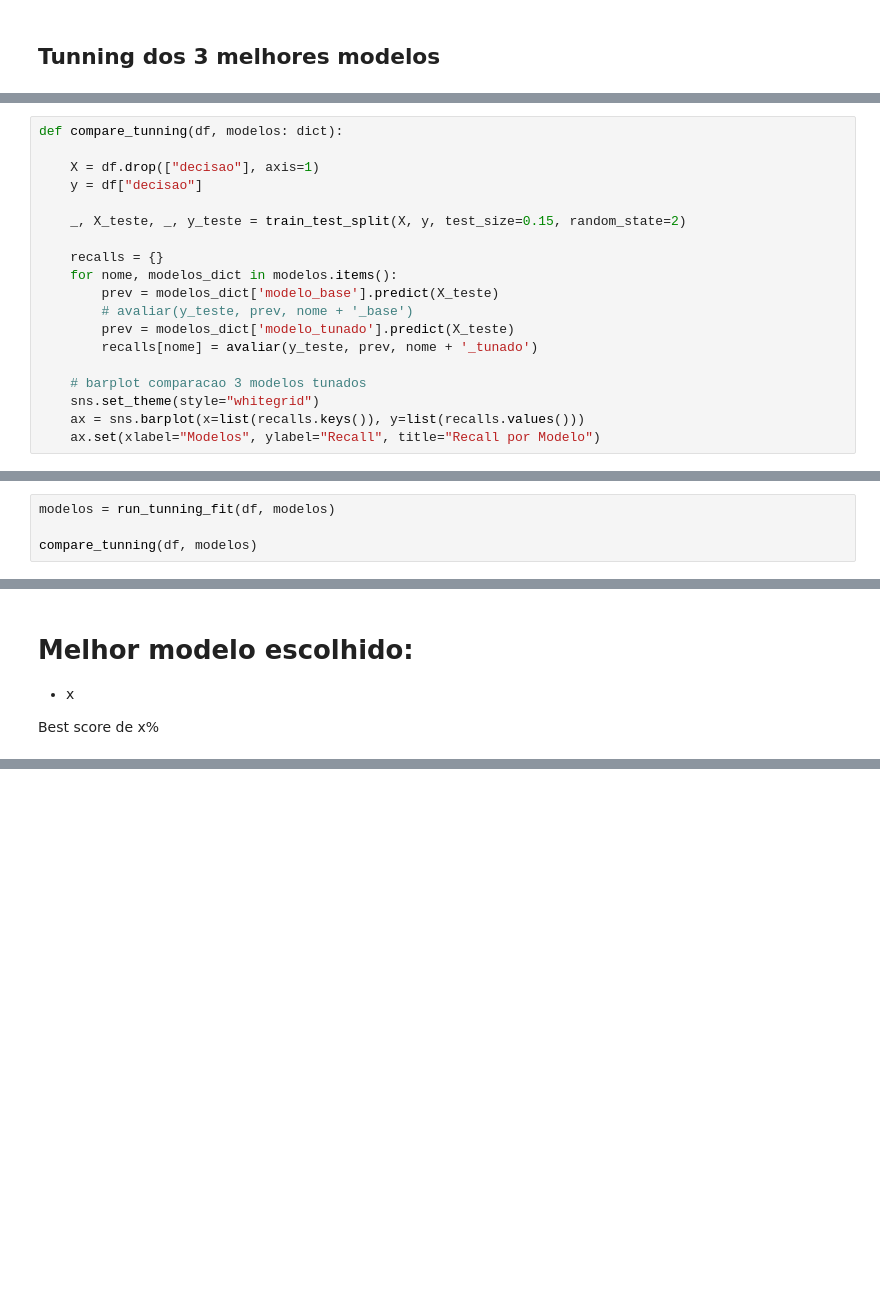
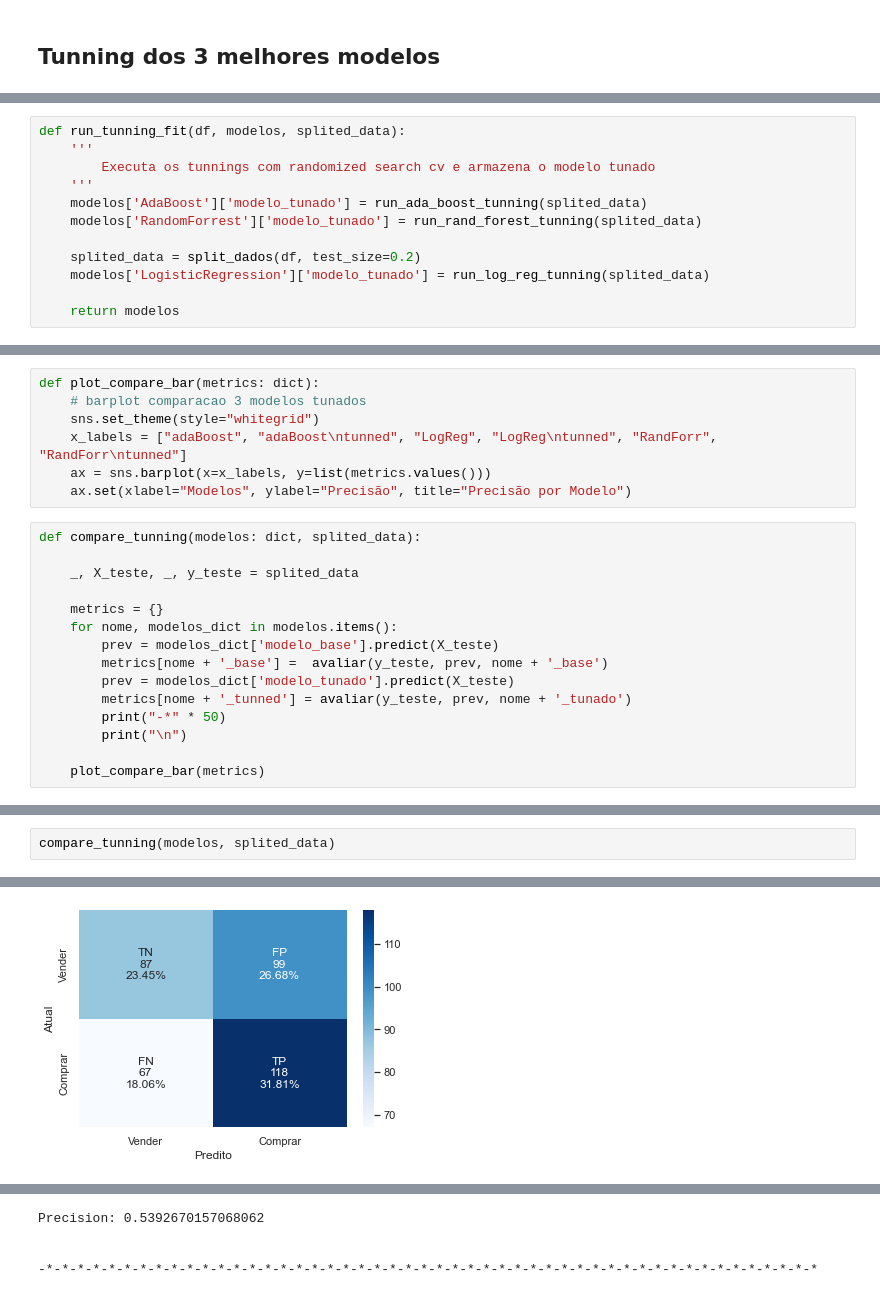
Before and after one commit to ricardomdesa/TCC-PUC-2020, a Jupyter notebook: notebooks/analise_ml_tunning.ipynb, the cells around one changed output, grey strips where cells are left out. Saved outputs shown, nothing was run; the diff lists cells and outputs as text; blank space fills up the shorter version.

```diff
--- a/notebooks/analise_ml_tunning.ipynb
+++ b/notebooks/analise_ml_tunning.ipynb
@@ -270,0 +216,12 @@ def run_gradient_boost_tunning(df):
+# %%
+def run_tunning_fit(df, modelos, splited_data):
+    '''
+        Executa os tunnings com randomized search cv e armazena o modelo tunado
+    '''
+    modelos['AdaBoost']['modelo_tunado'] = run_ada_boost_tunning(splited_data)
+    modelos['RandomForrest']['modelo_tunado'] = run_rand_forest_tunning(splited_data)
+
+    splited_data = split_dados(df, test_size=0.2)
+    modelos['LogisticRegression']['modelo_tunado'] = run_log_reg_tunning(splited_data)
+
+    return modelos
@@ -271,19 +253,22 @@ def run_gradient_boost_tunning(df):
+# %%
+def plot_compare_bar(metrics: dict):
+    # barplot comparacao 3 modelos tunados
+    sns.set_theme(style="whitegrid")
+    x_labels = ["adaBoost", "adaBoost\ntunned", "LogReg", "LogReg\ntunned", "RandForr", "RandForr\ntunned"]
+    ax = sns.barplot(x=x_labels, y=list(metrics.values()))
+    ax.set(xlabel="Modelos", ylabel="Precisão", title="Precisão por Modelo")
 # %%
-def compare_tunning(df, modelos: dict):
+def compare_tunning(modelos: dict, splited_data):
 
-    X = df.drop(["decisao"], axis=1)
-    y = df["decisao"]
+    _, X_teste, _, y_teste = splited_data
 
-    _, X_teste, _, y_teste = train_test_split(X, y, test_size=0.15, random_state=2)
-
-    recalls = {}
+    metrics = {}
     for nome, modelos_dict in modelos.items():
         prev = modelos_dict['modelo_base'].predict(X_teste)
-        # avaliar(y_teste, prev, nome + '_base')
+        metrics[nome + '_base'] =  avaliar(y_teste, prev, nome + '_base')
         prev = modelos_dict['modelo_tunado'].predict(X_teste)
-        recalls[nome] = avaliar(y_teste, prev, nome + '_tunado')
+        metrics[nome + '_tunned'] = avaliar(y_teste, prev, nome + '_tunado')
+        print("-*" * 50)
+        print("\n")
 
-    # barplot comparacao 3 modelos tunados
-    sns.set_theme(style="whitegrid")
-    ax = sns.barplot(x=list(recalls.keys()), y=list(recalls.values()))
-    ax.set(xlabel="Modelos", ylabel="Recall", title="Recall por Modelo")
+    plot_compare_bar(metrics)
@@ -300,4 +274,0 @@ def run_tunning_fit(df, modelos):
-# %%
-modelos = run_tunning_fit(df, modelos)
-
-compare_tunning(df, modelos)
@@ -360,6 +275,3 @@ Recall:  0.5955882352941176
-# %% [markdown]
-# Melhor modelo escolhido:
-
-- x
-
-Best score de x%
+# %%
+compare_tunning(modelos, splited_data)
+# %% [output]
@@ -365,0 +290 @@ Best score de x%
+[figure, added]
@@ -365,0 +377,4 @@ Best score de x%
+Precision: 0.5392670157068062
+
+
+-*-*-*-*-*-*-*-*-*-*-*-*-*-*-*-*-*-*-*-*-*-*-*-*-*-*-*-*-*-*-*-*-*-*-*-*-*-*-*-*-*-*-*-*-*-*-*-*-*-*
```
Also changed, not shown: parts of 34 cells of this notebook, 2 other files.
